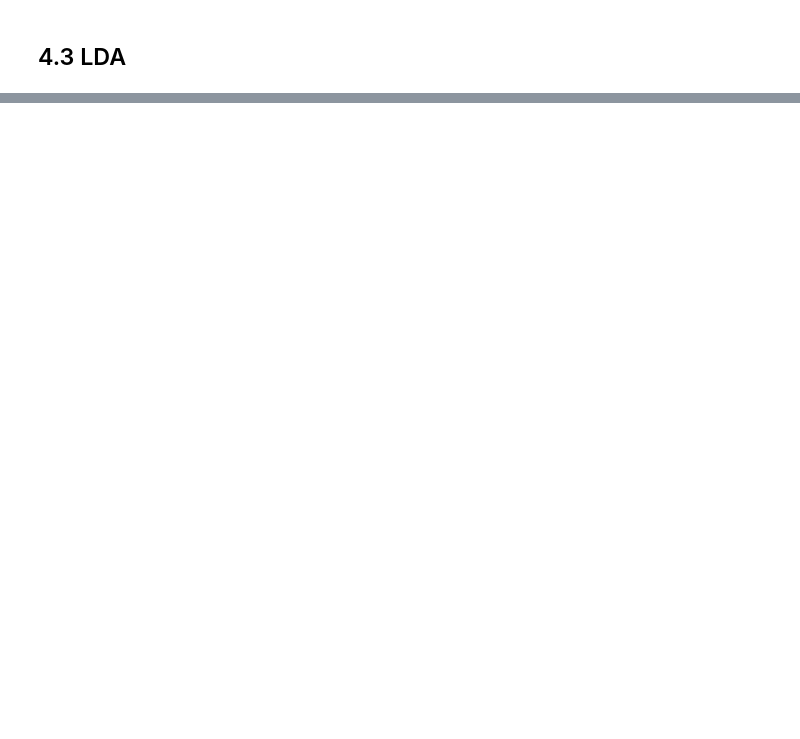
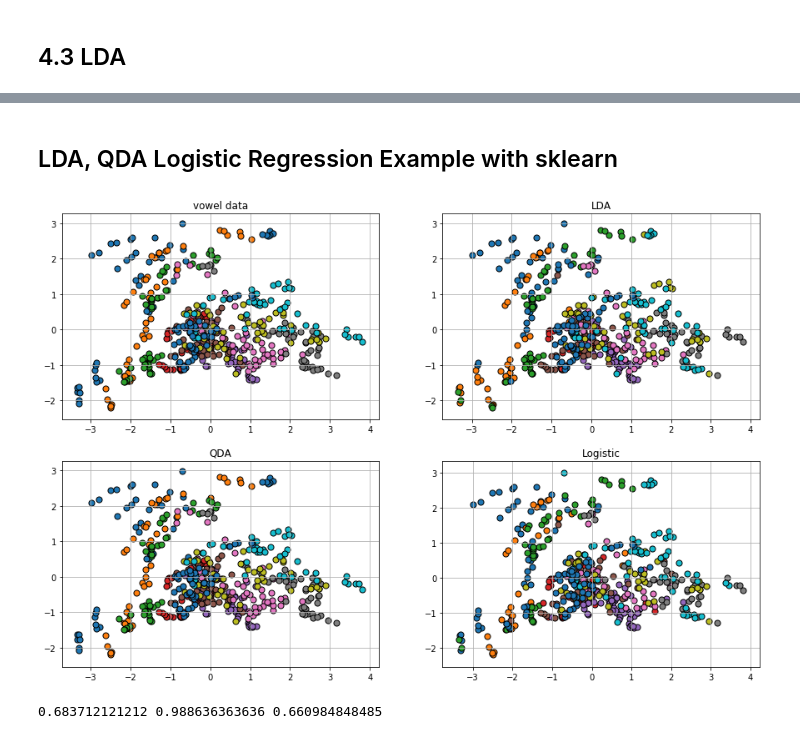
Before and after one commit to sorashido/esl-learn, a Jupyter notebook: chapter4.ipynb, the cells around one changed output, grey strips where cells are left out. Saved outputs shown, nothing was run; the diff lists cells and outputs as text; code cells hidden in the pictures; blank space fills up the shorter version.

```diff
--- a/chapter4.ipynb
+++ b/chapter4.ipynb
@@ -97,0 +181,13 @@ plt.show()
+# %% [markdown]
+## LDA, QDA Logistic Regression Example with sklearn
+# %%
+vowel_df = pd.read_csv('./data/vowel/vowel.train', index_col=0)
+X = vowel_df.drop(columns=['y'])
+y = vowel_df['y']
+# %%
+def plot_scatter(x_data, y_label, title):
+    num = 11
+    plt.grid(True)
+    plt.title(title)
+    for i in range(11):
+        plt.scatter(x_data[y_label == i+1, 0], x_data[y_label == i+1, 1], s=50, edgecolor='black', cmap='Set2')
@@ -97,0 +199,38 @@ plt.show()
+# %%
+# PCA
+pca = PCA(n_components=2)
+X_r = pca.fit(X).transform(X)
+
+fig51 = plt.figure(51, figsize=(15, 10))
+ax1 = fig51.add_subplot(2, 2, 1)
+plot_scatter(X_r, y, "vowel data")
+
+# LinearDiscriminantAnalysis
+lda_clf = LinearDiscriminantAnalysis()
+lda_clf.fit(X, y)
+y_pred_lda = lda_clf.predict(X)
+
+ax2 = fig51.add_subplot(2, 2, 2)
+plot_scatter(X_r, y_pred_lda, "LDA")
+
+# QuadraticDiscriminantAnalysis
+qda_clf = QuadraticDiscriminantAnalysis()
+qda_clf.fit(X, y)
+y_pred_qda = qda_clf.predict(X)
+
+ax3 = fig51.add_subplot(2, 2, 3)
+plot_scatter(X_r, y_pred_qda, "QDA")
+
+# LogisticModel
+logreg = LogisticRegression(C=1e8)
+logreg.fit(X, y)
+y_pred_logreg = logreg.predict(X)
+
+ax4 = fig51.add_subplot(2, 2, 4)
+plot_scatter(X_r, y_pred_logreg, "Logistic")
+# %% [output]
+[figure, added]
+# %%
+print(lda_clf.score(X, y), qda_clf.score(X, y), logreg.score(X, y))
+# %% [output]
+0.683712121212 0.988636363636 0.660984848485
```
Also changed, not shown: parts of 18 cells of this notebook, 2 other files.
